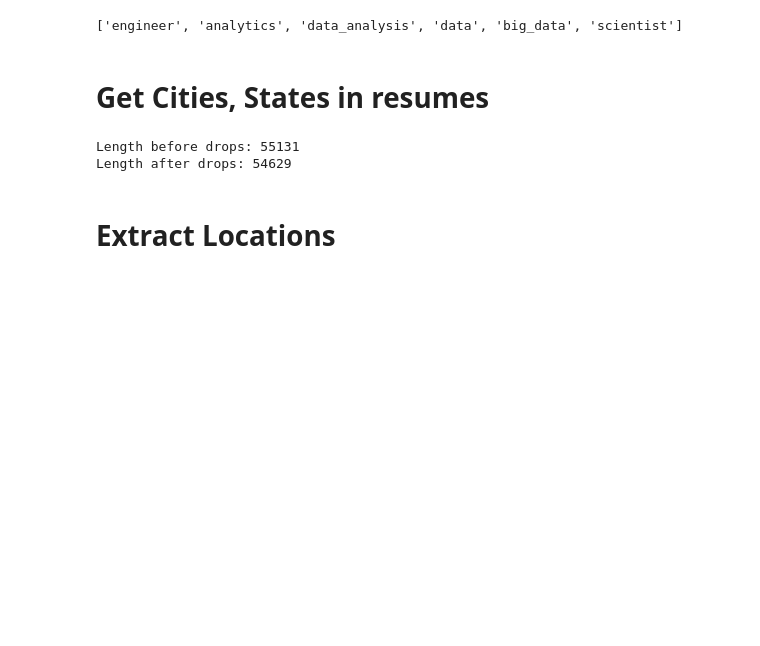
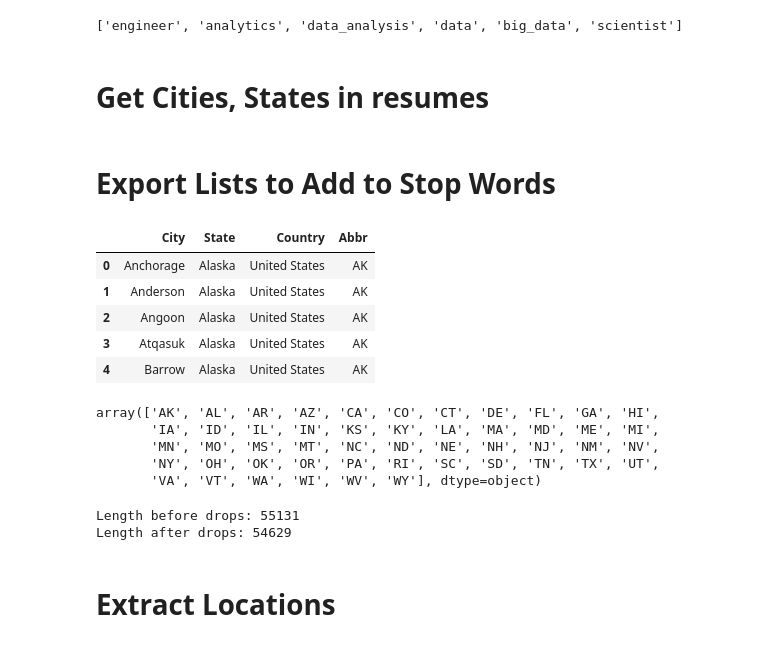
Before and after one commit to bryantbiggs/resume_tailor, a Jupyter notebook: location.ipynb, the cells around one changed output. Drawn from its saved outputs; the diff is of its cells as text; code cells hidden in the pictures; blank space fills up the shorter version.

Commit message:
exported out city, abbr list

```diff
--- a/location.ipynb
+++ b/location.ipynb
@@ -125,3 +125,27 @@ abbr_dict = {s.strip():a for s,a in st_ab}
 # match abbreviation to state
 df_cityState['State'] = df_cityState['State'].str.strip()
 df_cityState['Abbr'] = df_cityState['State'].map(abbr_dict)
+# %% [markdown]
+# Export Lists to Add to Stop Words
+# %%
+df_cityState = df_cityState.dropna(how='any')
+
+abbr_lst = df_cityState[['City', 'Abbr']].values.tolist()
+#abbr_lst = abbr_lst.tolist()
+df_cityState.head()
+# %% [output]
+|  | City | State | Country | Abbr |
+| 0 | Anchorage | Alaska | United States | AK |
+| 1 | Anderson | Alaska | United States | AK |
+| 2 | Angoon | Alaska | United States | AK |
+| 3 | Atqasuk | Alaska | United States | AK |
+| 4 | Barrow | Alaska | United States | AK |
+# %%
+df_cityState = df_cityState.dropna(how='any')
+df_cityState['Abbr'].unique()
+# %% [output]
+array(['AK', 'AL', 'AR', 'AZ', 'CA', 'CO', 'CT', 'DE', 'FL', 'GA', 'HI',
+       'IA', 'ID', 'IL', 'IN', 'KS', 'KY', 'LA', 'MA', 'MD', 'ME', 'MI',
+       'MN', 'MO', 'MS', 'MT', 'NC', 'ND', 'NE', 'NH', 'NJ', 'NM', 'NV',
+       'NY', 'OH', 'OK', 'OR', 'PA', 'RI', 'SC', 'SD', 'TN', 'TX', 'UT',
+       'VA', 'VT', 'WA', 'WI', 'WV', 'WY'], dtype=object)
```
Also changed, not shown: parts of 2 cells of this notebook.
